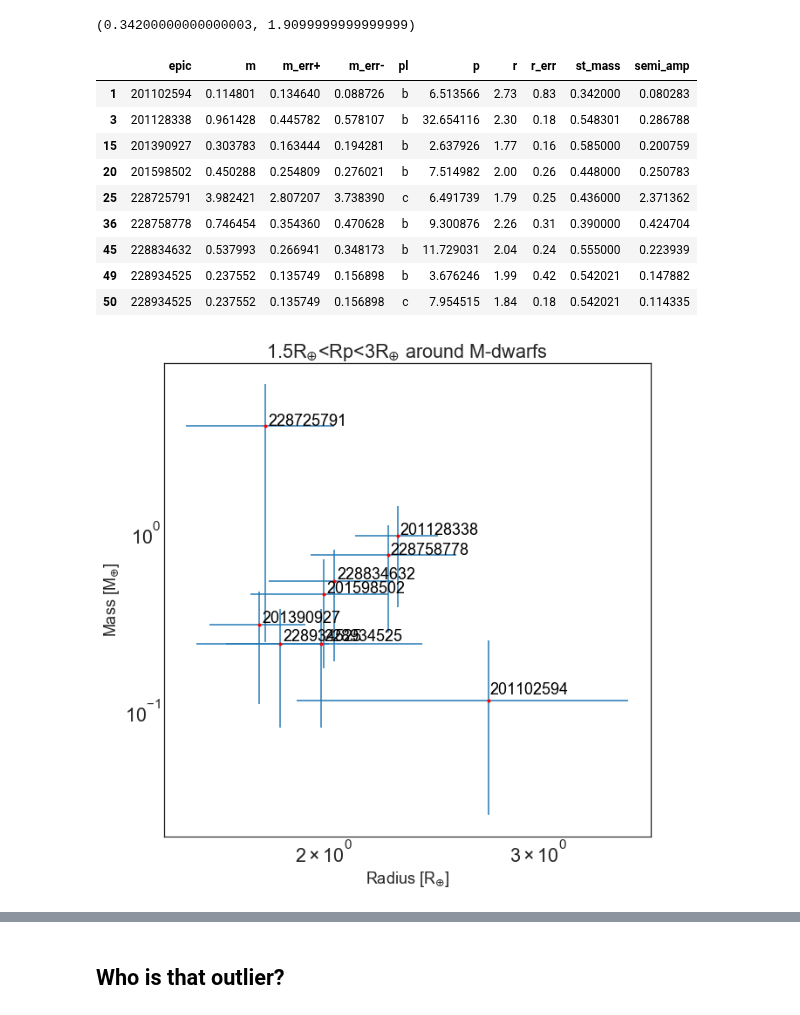
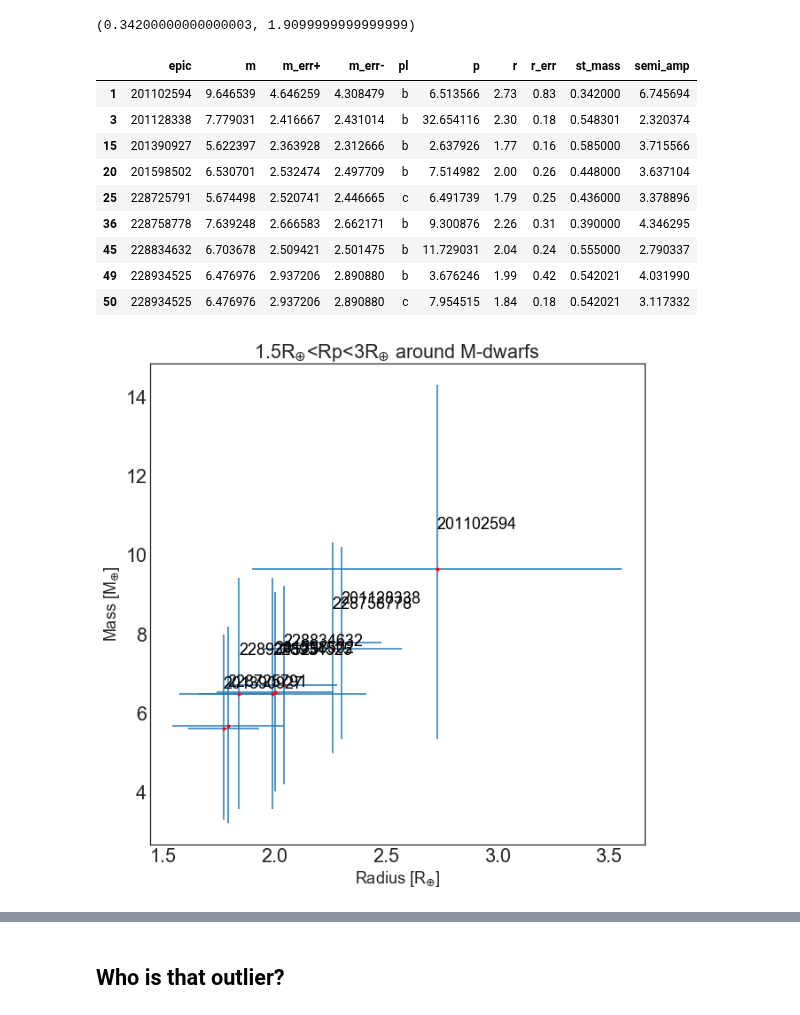
Before and after one commit to jpdeleon/MRrelation, a Jupyter notebook: notebook/mass estimation of KESPRINT targets using M-R relation (Wolfgang) .ipynb, the cells around one changed output, grey strips where cells are left out. Cells and saved outputs as stored; diff of their text form; code cells hidden in the pictures.

```diff
--- a/notebook/mass estimation of KESPRINT targets using M-R relation (Wolfgang) .ipynb
+++ b/notebook/mass estimation of KESPRINT targets using M-R relation (Wolfgang) .ipynb
@@ -80,13 +81,18 @@ sigma_minus = []
 sigma_plus  = []
 mean_value  = [] #mass
 
+new_epics   = []
+new_pl_list = []
+
 for epic,pl in tqdm(zip(epics,pl_list)):
     #print(epic)
     fname = inputdir+'massrad_postpred_'+str(epic)+'.txt'
     try:
         df_mr = pd.read_csv(fname, delimiter=' ')#, dtype=float)
         #get mean mass and their 1-sigma uncertainty
-        minus, median, plus =np.percentile(df_mr['masses'].values, [0.16,0.50,0.84])
+        minus, median, plus =np.percentile(df_mr['masses'].values,
+                                           [16,50,84],
+                                          axis=0)
 
         assert minus < median < plus
         low = median - minus
@@ -95,7 +101,11 @@ for epic,pl in tqdm(zip(epics,pl_list)):
         sigma_minus.append(low)
         sigma_plus.append(hi)
         mean_value.append(median)
-        mass_estimates[epic] = [minus, median, plus]
+
+        new_epics.append(epic)
+        new_pl_list.append(pl)
+
+        mass_estimates[epic] = [low, median, hi]
     except Exception as e:
         print(e)
 # %%
@@ -109,9 +115,9 @@ mass_estimates[201092629]
 # %% [markdown]
 Convert into dataframe:
 # %%
-df_mass = pd.DataFrame({'epic': epics,
-              'pl': pl_list,
-              'm':mean_value,
+df_mass = pd.DataFrame({'epic': new_epics,
+              'pl': new_pl_list,
+              'm': mean_value,
               'm_err-': sigma_minus,
               'm_err+': sigma_plus})
 # %%
@@ -320,43 +354,46 @@ within_gap_around_Mdwarf = within_gap.query('st_mass < 0.6')
 within_gap_around_Mdwarf
 # %% [output]
 |  | epic | m | m_err+ | m_err- | pl | p | r | r_err | st_mass | semi_amp |
-| 1 | 201102594 | 0.114801 | 0.134640 | 0.088726 | b | 6.513566 | 2.73 | 0.83 | 0.342000 | 0.080283 |
-| 3 | 201128338 | 0.961428 | 0.445782 | 0.578107 | b | 32.654116 | 2.30 | 0.18 | 0.548301 | 0.286788 |
-| 15 | 201390927 | 0.303783 | 0.163444 | 0.194281 | b | 2.637926 | 1.77 | 0.16 | 0.585000 | 0.200759 |
-| 20 | 201598502 | 0.450288 | 0.254809 | 0.276021 | b | 7.514982 | 2.00 | 0.26 | 0.448000 | 0.250783 |
-| 25 | 228725791 | 3.982421 | 2.807207 | 3.738390 | c | 6.491739 | 1.79 | 0.25 | 0.436000 | 2.371362 |
-| 36 | 228758778 | 0.746454 | 0.354360 | 0.470628 | b | 9.300876 | 2.26 | 0.31 | 0.390000 | 0.424704 |
-| 45 | 228834632 | 0.537993 | 0.266941 | 0.348173 | b | 11.729031 | 2.04 | 0.24 | 0.555000 | 0.223939 |
-| 49 | 228934525 | 0.237552 | 0.135749 | 0.156898 | b | 3.676246 | 1.99 | 0.42 | 0.542021 | 0.147882 |
-| 50 | 228934525 | 0.237552 | 0.135749 | 0.156898 | c | 7.954515 | 1.84 | 0.18 | 0.542021 | 0.114335 |
+| 1 | 201102594 | 9.646539 | 4.646259 | 4.308479 | b | 6.513566 | 2.73 | 0.83 | 0.342000 | 6.745694 |
+| 3 | 201128338 | 7.779031 | 2.416667 | 2.431014 | b | 32.654116 | 2.30 | 0.18 | 0.548301 | 2.320374 |
+| 15 | 201390927 | 5.622397 | 2.363928 | 2.312666 | b | 2.637926 | 1.77 | 0.16 | 0.585000 | 3.715566 |
+| 20 | 201598502 | 6.530701 | 2.532474 | 2.497709 | b | 7.514982 | 2.00 | 0.26 | 0.448000 | 3.637104 |
+| 25 | 228725791 | 5.674498 | 2.520741 | 2.446665 | c | 6.491739 | 1.79 | 0.25 | 0.436000 | 3.378896 |
+| 36 | 228758778 | 7.639248 | 2.666583 | 2.662171 | b | 9.300876 | 2.26 | 0.31 | 0.390000 | 4.346295 |
+| 45 | 228834632 | 6.703678 | 2.509421 | 2.501475 | b | 11.729031 | 2.04 | 0.24 | 0.555000 | 2.790337 |
+| 49 | 228934525 | 6.476976 | 2.937206 | 2.890880 | b | 3.676246 | 1.99 | 0.42 | 0.542021 | 4.031990 |
+| 50 | 228934525 | 6.476976 | 2.937206 | 2.890880 | c | 7.954515 | 1.84 | 0.18 | 0.542021 | 3.117332 |
 # %%
 fig = pl.figure(figsize=(10,10))
 
-loglog = True
+loglog = False
 
 m    = within_gap_around_Mdwarf['m'].values
 r    = within_gap_around_Mdwarf['r'].values
 minus= within_gap_around_Mdwarf['m_err-'].values
 plus = within_gap_around_Mdwarf['m_err+'].values
 rerr = within_gap_around_Mdwarf['r_err'].values
 names= within_gap_around_Mdwarf['epic'].values
 m_err = [minus,plus]
 
 pl.plot(r,m,'r.')
 pl.errorbar(r,m,yerr=m_err,xerr=rerr,linestyle='')
 if loglog:
     pl.xscale('log')
     pl.yscale('log')
 pl.xlabel('Radius [R$_{\oplus}$]')
 pl.ylabel('Mass [M$_{\oplus}$]')
 pl.title('1.5R$_{\oplus}$<Rp<3R$_{\oplus}$ around M-dwarfs')
 
 #add names
-offset=1e-2
+offset=1
+
+i=0
 for x,y,n in zip(r,m,names):
-    pl.text(x+offset,y+offset,n,color='k')
+    pl.text(x,y+offset,n,color='k')
+    i+=1
 # %% [output]
-[figure, old version]
+[figure, new version]
 # %%
 within_gap_around_Mdwarf.plot(x='m',y='semi_amp',kind='scatter')
 pl.xlabel('Planet Mass [M$_{\oplus}$]')
```
Also changed, not shown: parts of 24 cells of this notebook, 10 other files.
